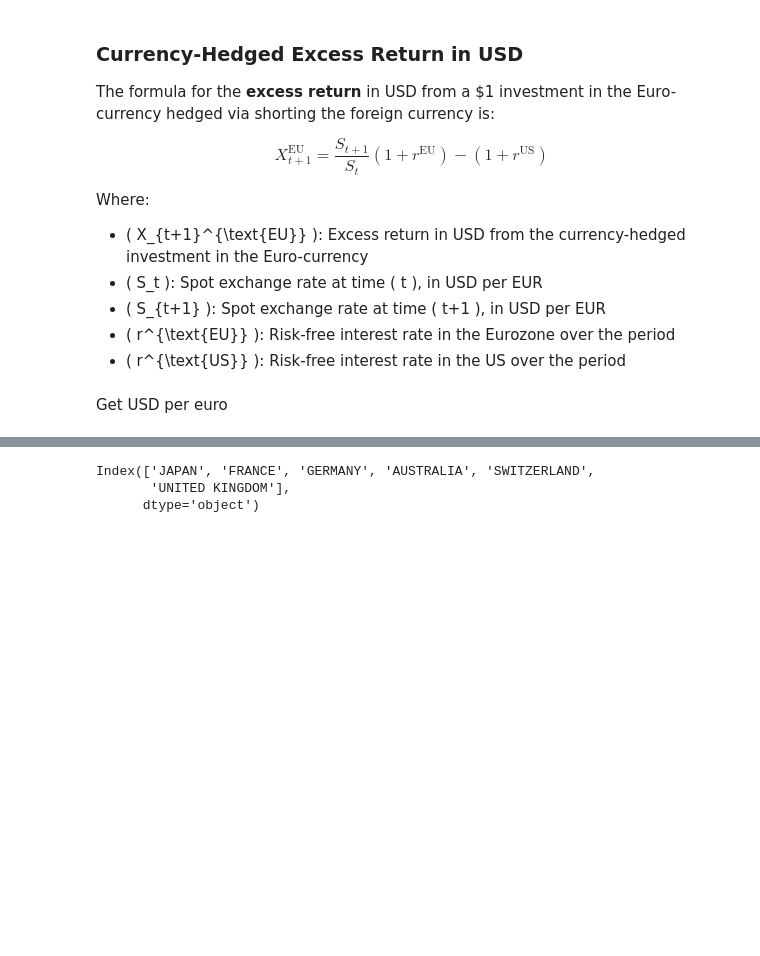
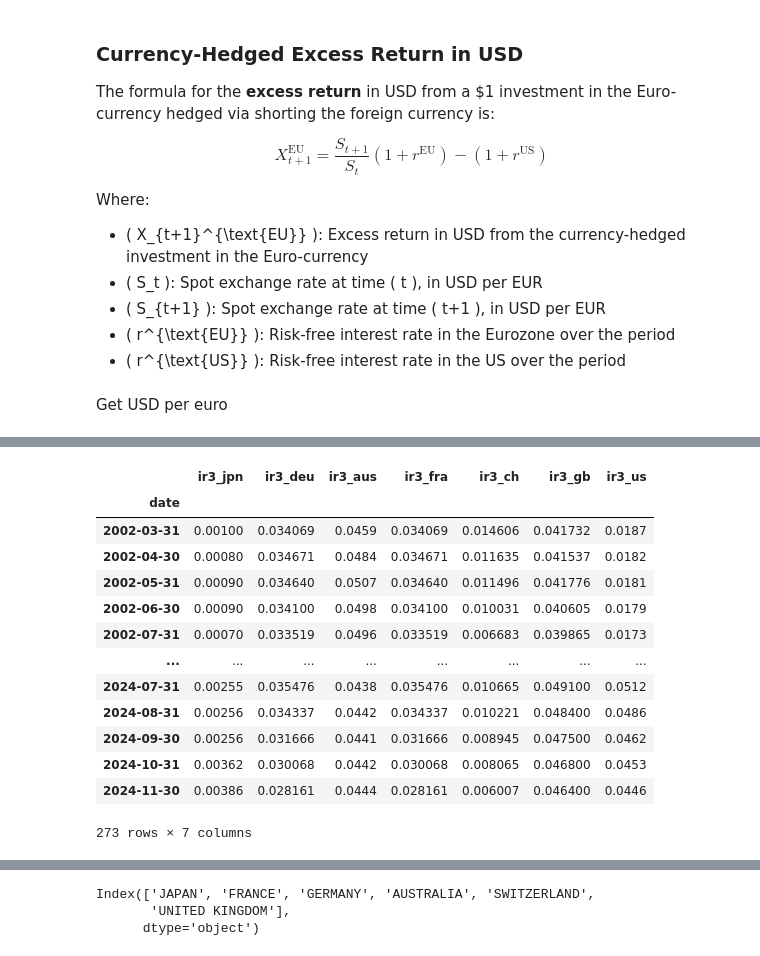
Before and after one commit to Wfiles/global-tactical-fund-simulator, a Jupyter notebook: data_collection.ipynb, the cells around one changed output, grey strips where cells are left out. Saved outputs shown, nothing was run; the diff lists cells and outputs as text; code cells hidden in the pictures; blank space fills up the shorter version.

```diff
--- a/data_collection.ipynb
+++ b/data_collection.ipynb
@@ -419,3 +503,20 @@ for c in countries:
+# %%
+ir3_all
+# %% [output]
+|  | ir3_jpn | ir3_deu | ir3_aus | ir3_fra | ir3_ch | ir3_gb | ir3_us |
+| date |  |  |  |  |  |  |  |
+| 2002-03-31 | 0.00100 | 0.034069 | 0.0459 | 0.034069 | 0.014606 | 0.041732 | 0.0187 |
+| 2002-04-30 | 0.00080 | 0.034671 | 0.0484 | 0.034671 | 0.011635 | 0.041537 | 0.0182 |
+| 2002-05-31 | 0.00090 | 0.034640 | 0.0507 | 0.034640 | 0.011496 | 0.041776 | 0.0181 |
+| 2002-06-30 | 0.00090 | 0.034100 | 0.0498 | 0.034100 | 0.010031 | 0.040605 | 0.0179 |
+| 2002-07-31 | 0.00070 | 0.033519 | 0.0496 | 0.033519 | 0.006683 | 0.039865 | 0.0173 |
+| ... | ... | ... | ... | ... | ... | ... | ... |
+| 2024-07-31 | 0.00255 | 0.035476 | 0.0438 | 0.035476 | 0.010665 | 0.049100 | 0.0512 |
+| 2024-08-31 | 0.00256 | 0.034337 | 0.0442 | 0.034337 | 0.010221 | 0.048400 | 0.0486 |
+| 2024-09-30 | 0.00256 | 0.031666 | 0.0441 | 0.031666 | 0.008945 | 0.047500 | 0.0462 |
+| 2024-10-31 | 0.00362 | 0.030068 | 0.0442 | 0.030068 | 0.008065 | 0.046800 | 0.0453 |
+| 2024-11-30 | 0.00386 | 0.028161 | 0.0444 | 0.028161 | 0.006007 | 0.046400 | 0.0446 |
+273 rows × 7 columns
 # %%
 import matplotlib.pyplot as plt
 
```
Also changed, not shown: parts of 40 cells of this notebook.
